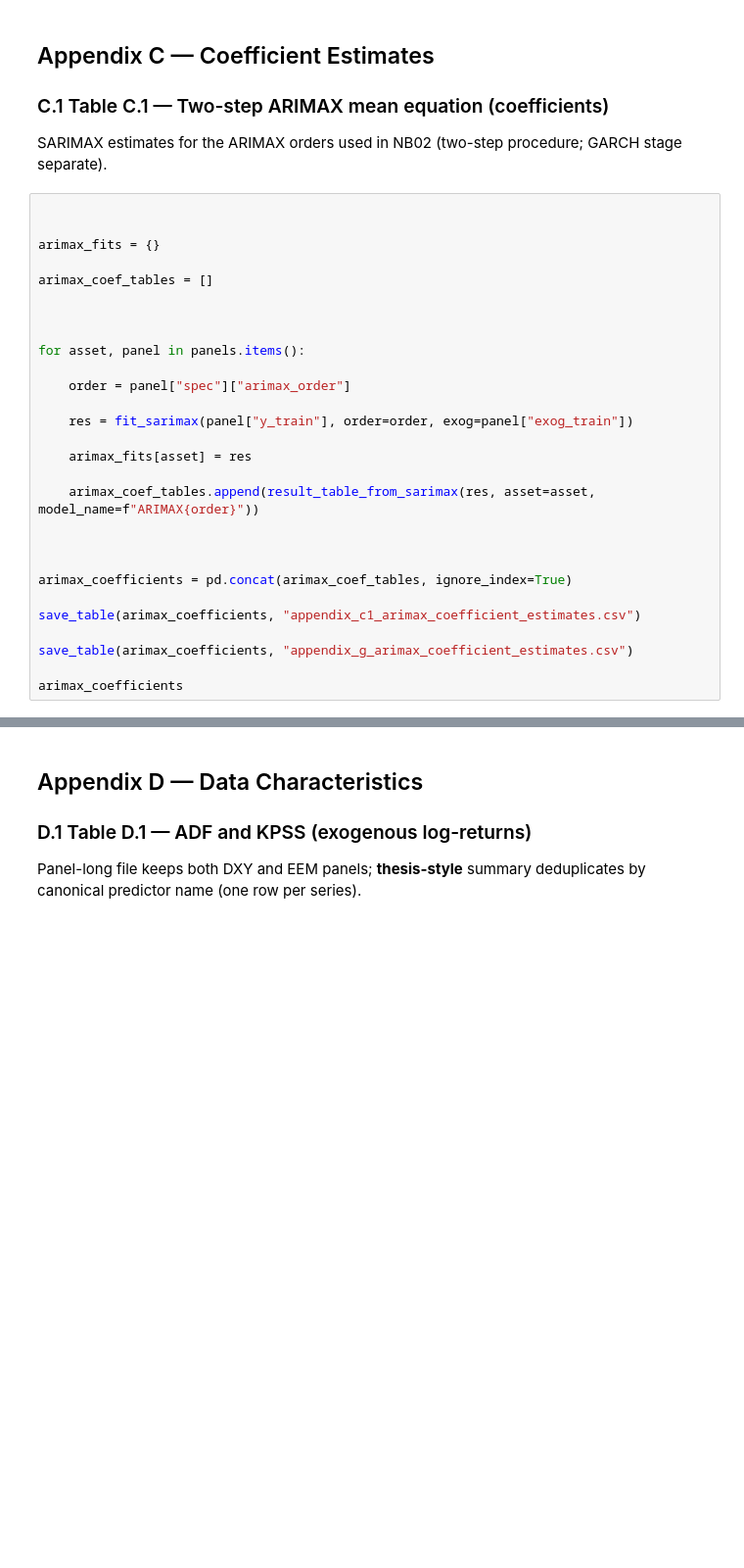
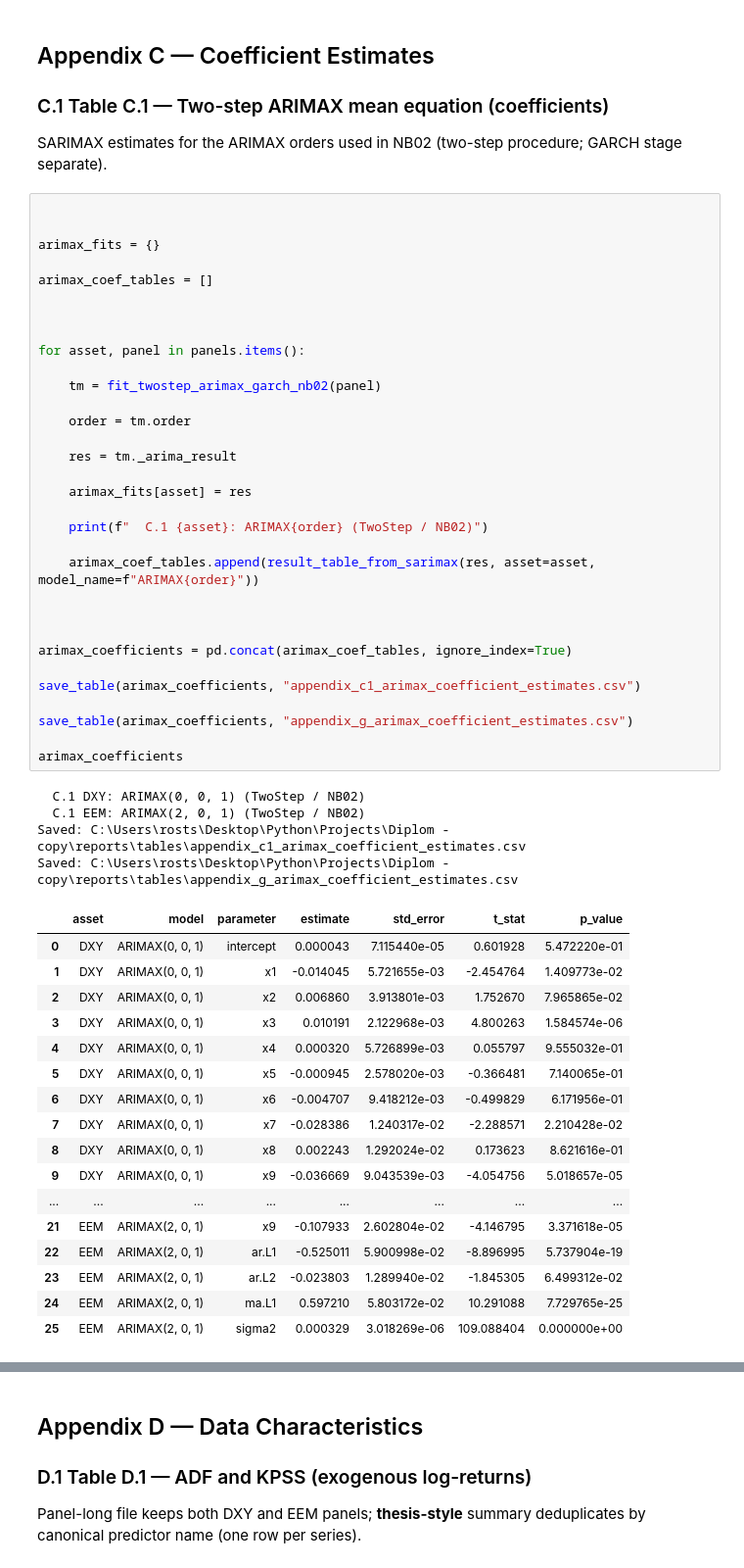
Before and after one commit to KairosPath/BachelorThesis, a Jupyter notebook: 05_appendix.ipynb, the cells around one changed output, grey strips where cells are left out. Shown at 98% size. Saved outputs shown, nothing was run; the diff lists cells and outputs as text; blank space fills up the shorter version.

```diff
--- a/05_appendix.ipynb
+++ b/05_appendix.ipynb
@@ -795,29 +923,55 @@ SARIMAX estimates for the ARIMAX orders used in NB02 (two-step procedure; GARCH
 # %%
 
 
 arimax_fits = {}
 
 arimax_coef_tables = []
 
 
 
 for asset, panel in panels.items():
 
-    order = panel["spec"]["arimax_order"]
+    tm = fit_twostep_arimax_garch_nb02(panel)
 
-    res = fit_sarimax(panel["y_train"], order=order, exog=panel["exog_train"])
+    order = tm.order
+
+    res = tm._arima_result
 
     arimax_fits[asset] = res
+
+    print(f"  C.1 {asset}: ARIMAX{order} (TwoStep / NB02)")
 
     arimax_coef_tables.append(result_table_from_sarimax(res, asset=asset, model_name=f"ARIMAX{order}"))
 
 
 
 arimax_coefficients = pd.concat(arimax_coef_tables, ignore_index=True)
 
 save_table(arimax_coefficients, "appendix_c1_arimax_coefficient_estimates.csv")
 
 save_table(arimax_coefficients, "appendix_g_arimax_coefficient_estimates.csv")
 
 arimax_coefficients
+# %% [output]
+  C.1 DXY: ARIMAX(0, 0, 1) (TwoStep / NB02)
+  C.1 EEM: ARIMAX(2, 0, 1) (TwoStep / NB02)
+Saved: C:\Users\rosts\Desktop\Python\Projects\Diplom - copy\reports\tables\appendix_c1_arimax_coefficient_estimates.csv
+Saved: C:\Users\rosts\Desktop\Python\Projects\Diplom - copy\reports\tables\appendix_g_arimax_coefficient_estimates.csv
+|  | asset | model | parameter | estimate | std_error | t_stat | p_value |
+| 0 | DXY | ARIMAX(0, 0, 1) | intercept | 0.000043 | 7.115440e-05 | 0.601928 | 5.472220e-01 |
+| 1 | DXY | ARIMAX(0, 0, 1) | x1 | -0.014045 | 5.721655e-03 | -2.454764 | 1.409773e-02 |
+| 2 | DXY | ARIMAX(0, 0, 1) | x2 | 0.006860 | 3.913801e-03 | 1.752670 | 7.965865e-02 |
+| 3 | DXY | ARIMAX(0, 0, 1) | x3 | 0.010191 | 2.122968e-03 | 4.800263 | 1.584574e-06 |
+| 4 | DXY | ARIMAX(0, 0, 1) | x4 | 0.000320 | 5.726899e-03 | 0.055797 | 9.555032e-01 |
+| 5 | DXY | ARIMAX(0, 0, 1) | x5 | -0.000945 | 2.578020e-03 | -0.366481 | 7.140065e-01 |
+| 6 | DXY | ARIMAX(0, 0, 1) | x6 | -0.004707 | 9.418212e-03 | -0.499829 | 6.171956e-01 |
+| 7 | DXY | ARIMAX(0, 0, 1) | x7 | -0.028386 | 1.240317e-02 | -2.288571 | 2.210428e-02 |
+| 8 | DXY | ARIMAX(0, 0, 1) | x8 | 0.002243 | 1.292024e-02 | 0.173623 | 8.621616e-01 |
+| 9 | DXY | ARIMAX(0, 0, 1) | x9 | -0.036669 | 9.043539e-03 | -4.054756 | 5.018657e-05 |
+| ... | ... | ... | ... | ... | ... | ... | ... |
+| 21 | EEM | ARIMAX(2, 0, 1) | x9 | -0.107933 | 2.602804e-02 | -4.146795 | 3.371618e-05 |
+| 22 | EEM | ARIMAX(2, 0, 1) | ar.L1 | -0.525011 | 5.900998e-02 | -8.896995 | 5.737904e-19 |
+| 23 | EEM | ARIMAX(2, 0, 1) | ar.L2 | -0.023803 | 1.289940e-02 | -1.845305 | 6.499312e-02 |
+| 24 | EEM | ARIMAX(2, 0, 1) | ma.L1 | 0.597210 | 5.803172e-02 | 10.291088 | 7.729765e-25 |
+| 25 | EEM | ARIMAX(2, 0, 1) | sigma2 | 0.000329 | 3.018269e-06 | 109.088404 | 0.000000e+00 |
 # %% [markdown]
```
Also changed, not shown: parts of 18 cells of this notebook, 30 other files.
